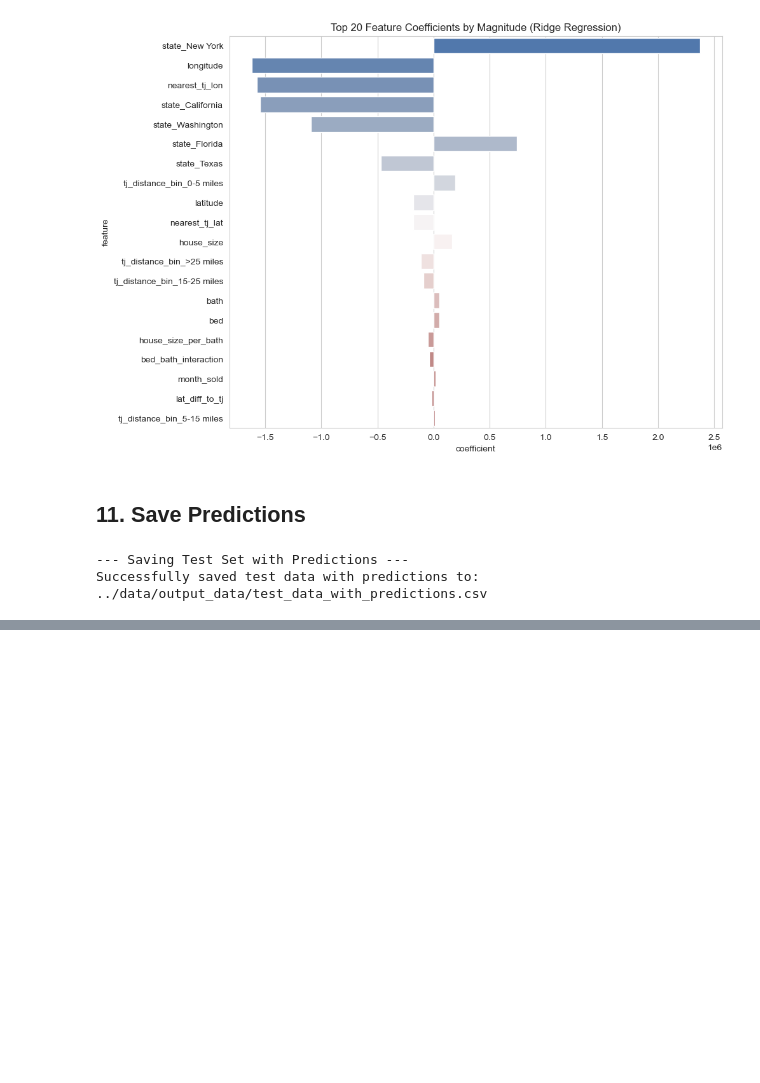
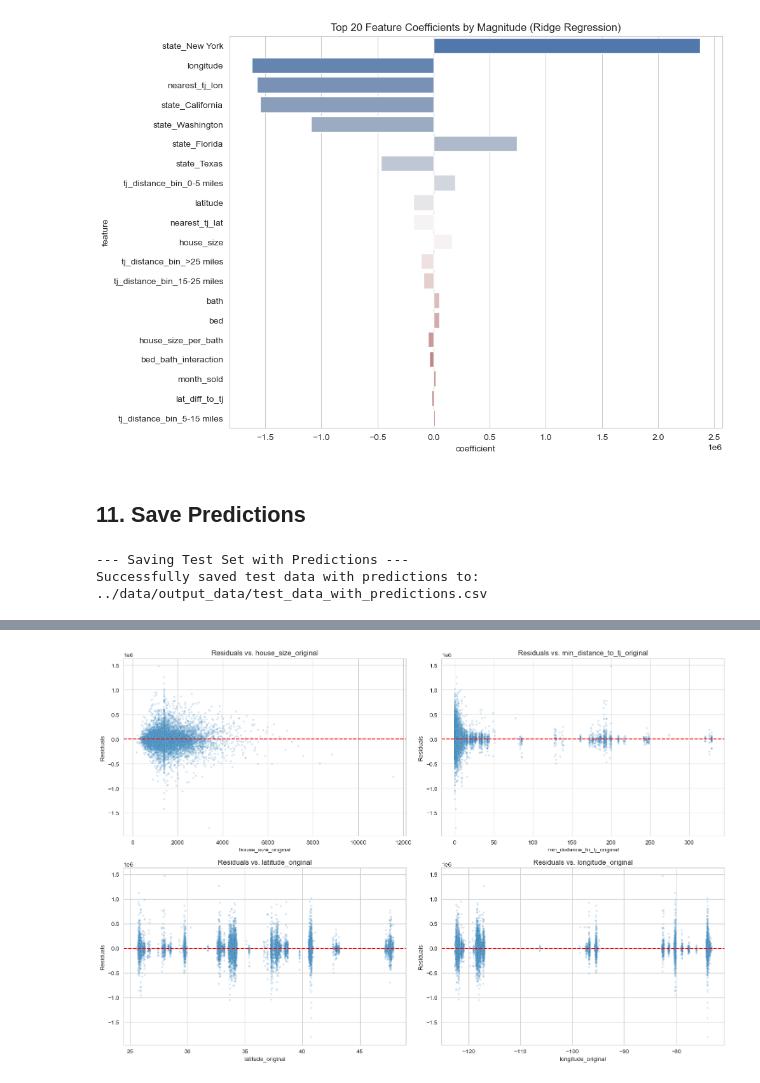
Before and after one commit to sc6354/CSE-6242-Group-Project, a Jupyter notebook: notebooks/housing_price_modeling.ipynb, the cells around one changed output, grey strips where cells are left out. Drawn from its saved outputs; the diff is of its cells as text; code cells hidden in the pictures; blank space fills up the shorter version.

```diff
--- a/notebooks/housing_price_modeling.ipynb
+++ b/notebooks/housing_price_modeling.ipynb
@@ -393,0 +445,32 @@ Successfully saved test data with predictions to: ../data/output_data/test_data_
+# %%
+if residuals is not None:
+    # Make sure test_df has the same index as y_test/residuals
+    # This should be true if y_test came directly from test_df['price']
+    features_to_plot = ['price_original', 'house_size_original', 'min_distance_to_tj_original', 'latitude_original', 'longitude_original']
+
+    # Check if the columns exist in test_df
+    available_features = [f for f in features_to_plot if f in test_df.columns]
+
+    if not available_features:
+        print("Error: None of the specified original feature columns found in test_df_raw.")
+    else:
+        num_plots = len(available_features)
+        # Adjust figure size based on number of plots
+        plt.figure(figsize=(15, 5 * ((num_plots + 1) // 2)))
+
+        for i, feature in enumerate(available_features):
+            plt.subplot((num_plots + 1) // 2, 2, i + 1)
+            # Ensure indices align before plotting
+            sns.scatterplot(x=test_df[feature], y=residuals, alpha=0.2, s=10)
+            plt.axhline(0, color='red', linestyle='--')
+            plt.title(f'Residuals vs. {feature}')
+            plt.xlabel(feature)
+            plt.ylabel('Residuals')
+            plt.ticklabel_format(style='plain', axis='x')
+
+        plt.tight_layout()
+        plt.show()
+else:
+    print("Residuals not available for plotting.")
+# %% [output]
+[figure, added]
```
Also changed, not shown: parts of 10 cells of this notebook.
